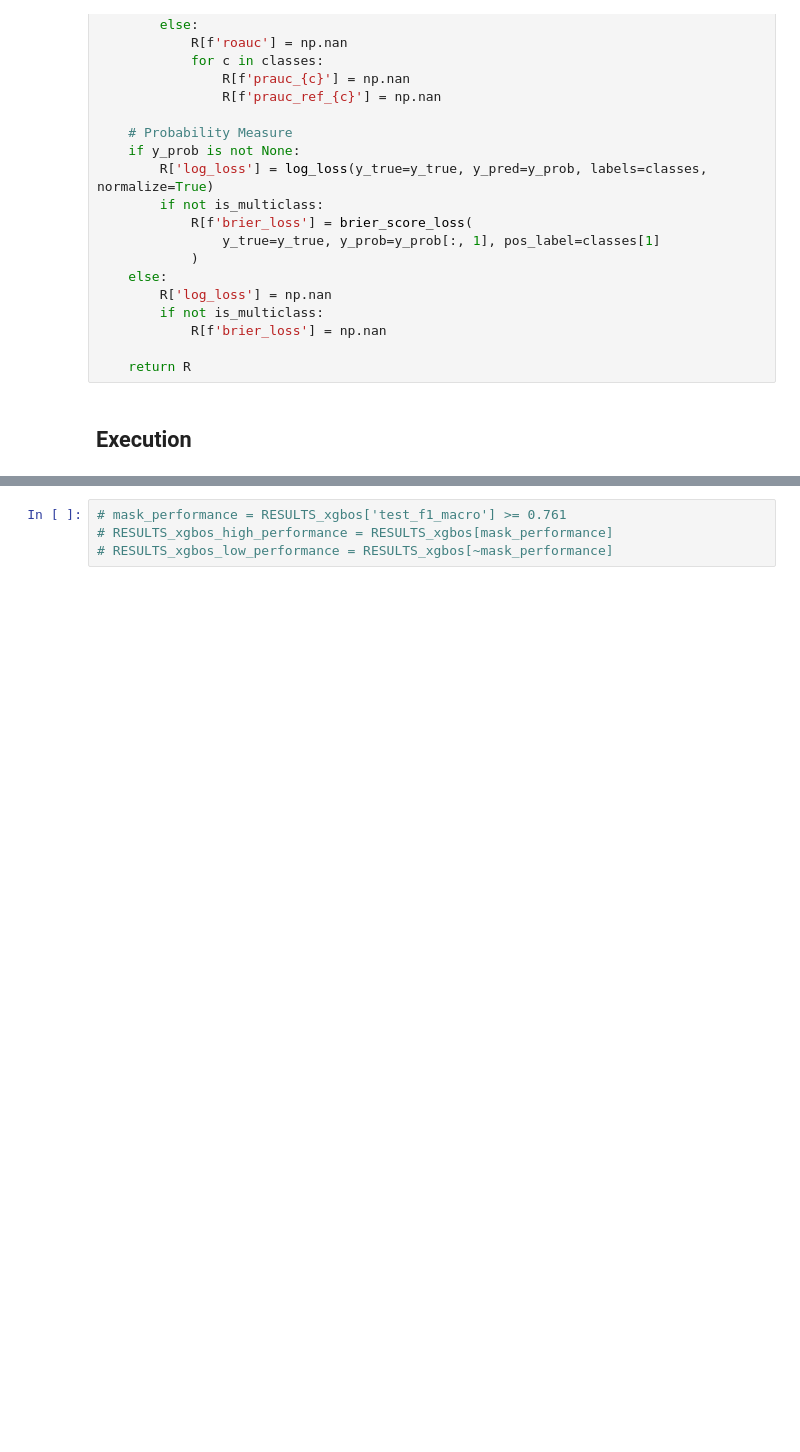
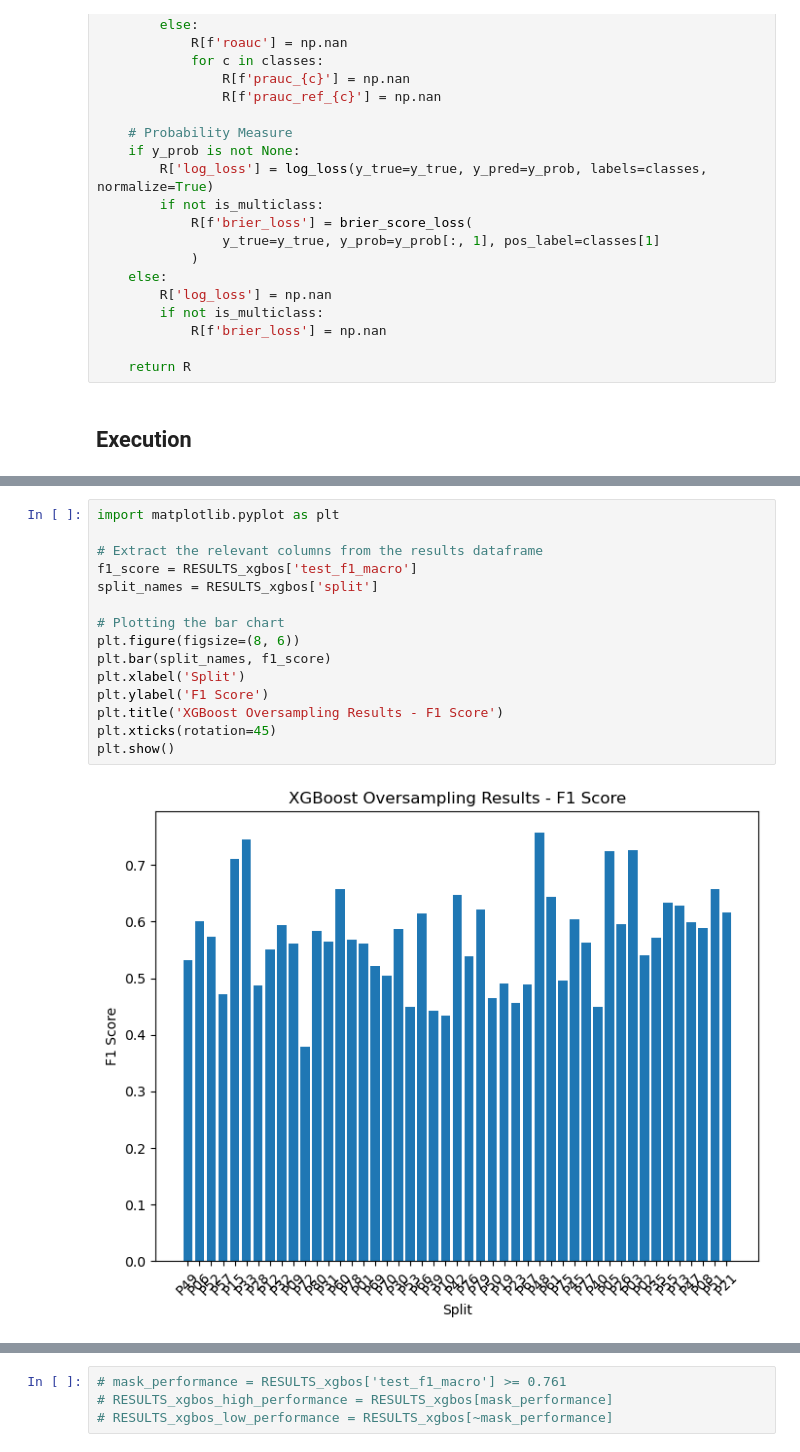
Before and after one commit to SteinPanyu/IndependentReproducibility, a Jupyter notebook: ModelTraining & Evaluation.ipynb, the cells around one changed output, grey strips where cells are left out. Drawn from its saved outputs; the diff is of its cells as text; blank space fills up the shorter version.

```diff
--- a/ModelTraining & Evaluation.ipynb
+++ b/ModelTraining & Evaluation.ipynb
@@ -1135,0 +1223,17 @@ RESULTS_xgbos[['split','test_inst','test_inst_0','test_inst_1','test_acc','test_
+# %%
+import matplotlib.pyplot as plt
+
+# Extract the relevant columns from the results dataframe
+f1_score = RESULTS_xgbos['test_f1_macro']
+split_names = RESULTS_xgbos['split']
+
+# Plotting the bar chart
+plt.figure(figsize=(8, 6))
+plt.bar(split_names, f1_score)
+plt.xlabel('Split')
+plt.ylabel('F1 Score')
+plt.title('XGBoost Oversampling Results - F1 Score')
+plt.xticks(rotation=45)
+plt.show()
+# %% [output]
+[figure, added]
```
Also changed, not shown: parts of 15 cells of this notebook, 4 other files.
